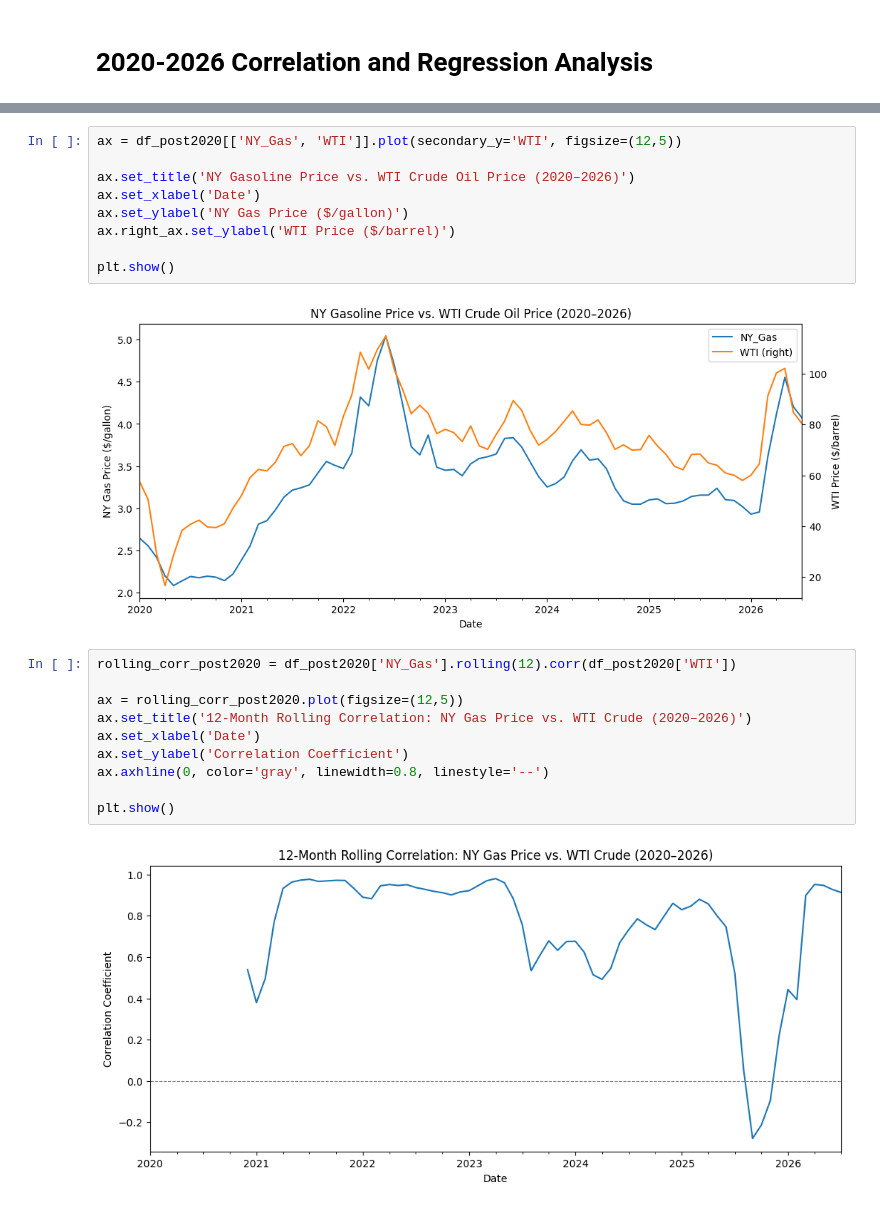
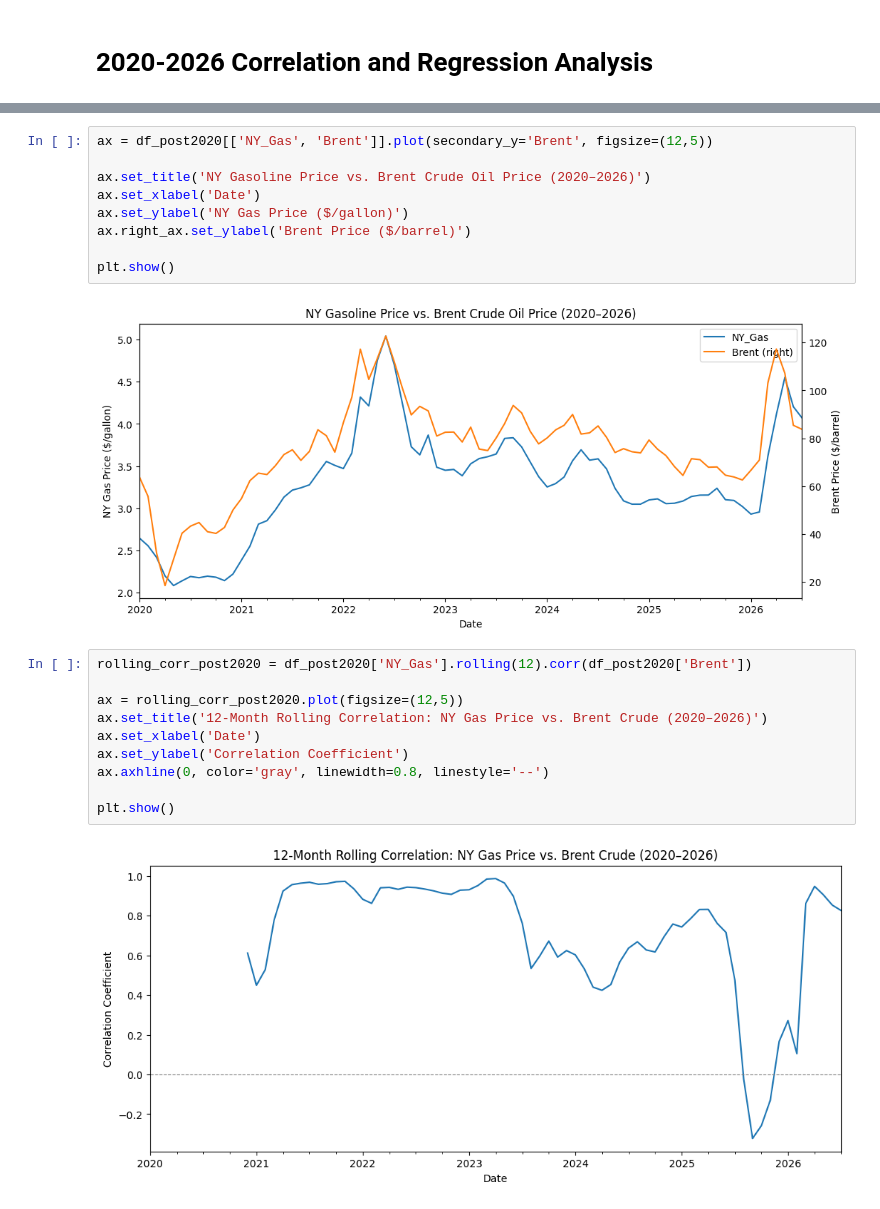
Before and after one commit to ellenwang995/PriceAtThePump, a Jupyter notebook: PumpPrices.ipynb, the cells around one changed output, grey strips where cells are left out. Cells and saved outputs as stored; diff of their text form.

```diff
--- a/PumpPrices.ipynb
+++ b/PumpPrices.ipynb
@@ -89,24 +102,24 @@ df_post2020 = df.loc['2020-01-01':'2026-12-31']
 # %%
-ax = df_post2020[['NY_Gas', 'WTI']].plot(secondary_y='WTI', figsize=(12,5))
+ax = df_post2020[['NY_Gas', 'Brent']].plot(secondary_y='Brent', figsize=(12,5))
 
-ax.set_title('NY Gasoline Price vs. WTI Crude Oil Price (2020–2026)')
+ax.set_title('NY Gasoline Price vs. Brent Crude Oil Price (2020–2026)')
 ax.set_xlabel('Date')
 ax.set_ylabel('NY Gas Price ($/gallon)')
-ax.right_ax.set_ylabel('WTI Price ($/barrel)')
+ax.right_ax.set_ylabel('Brent Price ($/barrel)')
 
 plt.show()
 # %% [output]
-[figure, old version]
+[figure, new version]
 # %%
-rolling_corr_post2020 = df_post2020['NY_Gas'].rolling(12).corr(df_post2020['WTI'])
+rolling_corr_post2020 = df_post2020['NY_Gas'].rolling(12).corr(df_post2020['Brent'])
 
 ax = rolling_corr_post2020.plot(figsize=(12,5))
-ax.set_title('12-Month Rolling Correlation: NY Gas Price vs. WTI Crude (2020–2026)')
+ax.set_title('12-Month Rolling Correlation: NY Gas Price vs. Brent Crude (2020–2026)')
 ax.set_xlabel('Date')
 ax.set_ylabel('Correlation Coefficient')
 ax.axhline(0, color='gray', linewidth=0.8, linestyle='--')
 
 plt.show()
 # %% [output]
-[figure, old version]
+[figure, new version]
 # %%
```
Also changed, not shown: parts of 14 cells of this notebook.
